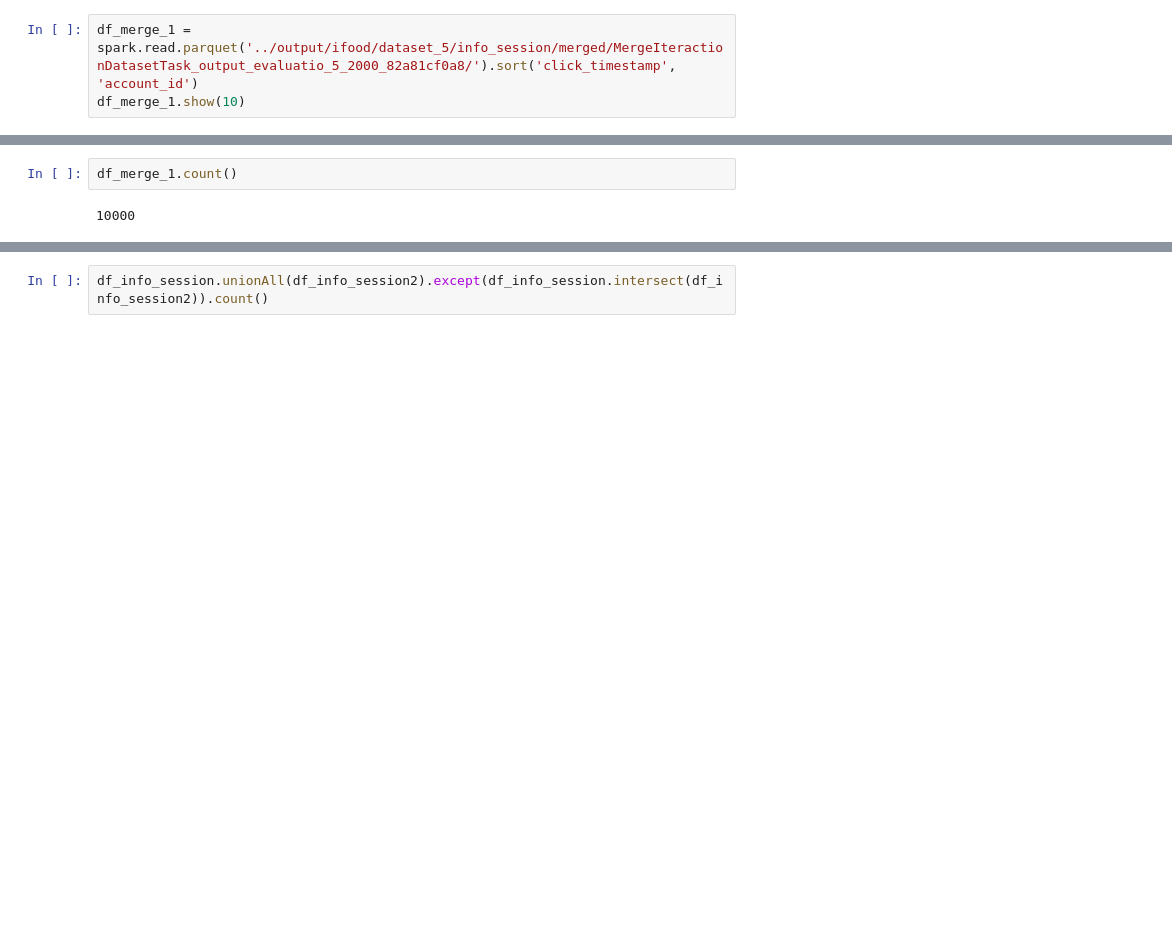
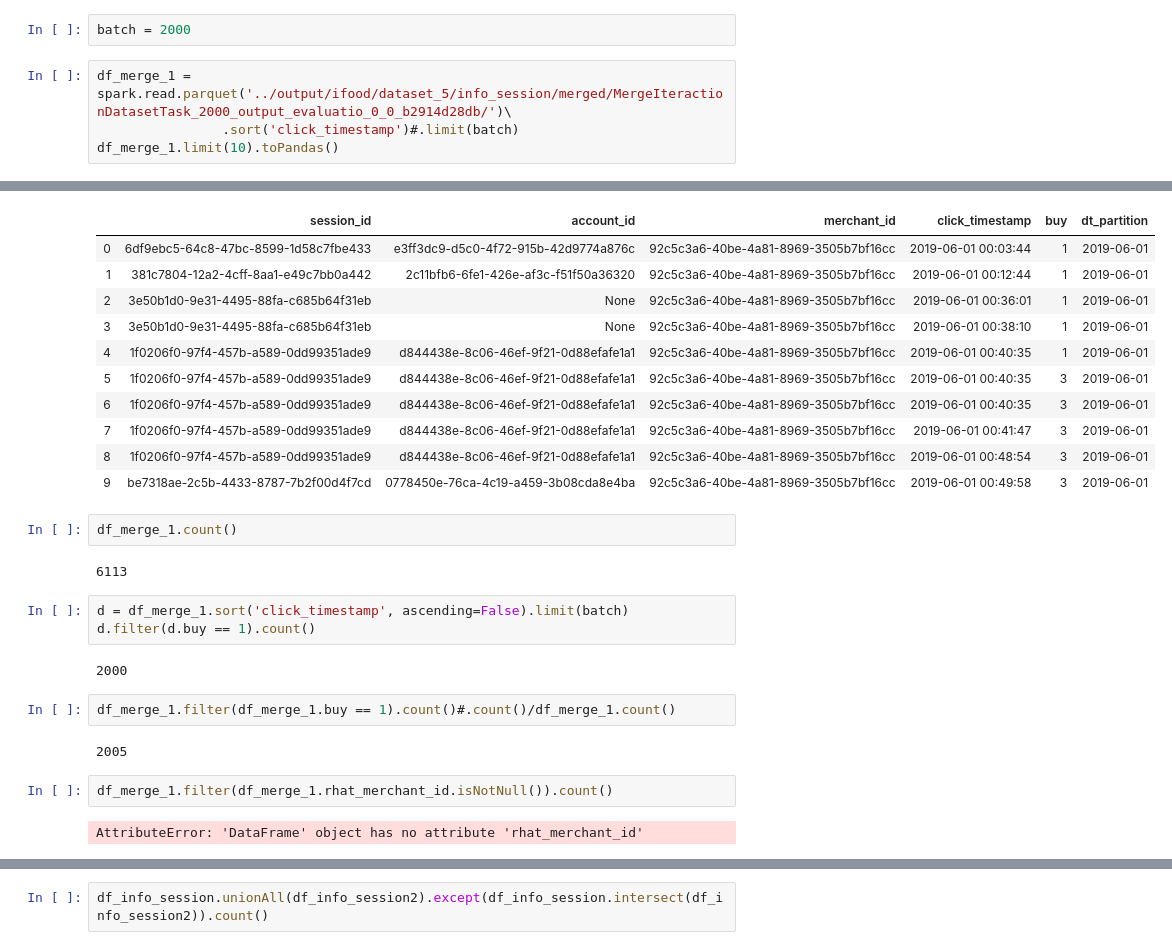
Before and after one commit to deeplearningbrasil/mars-gym, a Jupyter notebook: notebooks/Valid info_session join.ipynb, the cells around one changed output, grey strips where cells are left out. Drawn from its saved outputs; the diff is of its cells as text; blank space fills up the shorter version.

Commit message:
fix iteraction evaluation

```diff
--- a/notebooks/Valid info_session join.ipynb
+++ b/notebooks/Valid info_session join.ipynb
@@ -36,4 +53,7 @@ df_ground_truth.na.drop().count()
+# %%
+batch = 2000
 # %%
-df_merge_1 = spark.read.parquet('../output/ifood/dataset_5/info_session/merged/MergeIteractionDatasetTask_output_evaluatio_5_2000_82a81cf0a8/').sort('click_timestamp', 'account_id')
-df_merge_1.show(10)
+df_merge_1 = spark.read.parquet('../output/ifood/dataset_5/info_session/merged/MergeIteractionDatasetTask_2000_output_evaluatio_0_0_b2914d28db/')\
+                .sort('click_timestamp')#.limit(batch)
+df_merge_1.limit(10).toPandas()
 # %% [output]
@@ -55,4 +60,28 @@ only showing top 10 rows
+|  | session_id | account_id | merchant_id | click_timestamp | buy | dt_partition |
+| 0 | 6df9ebc5-64c8-47bc-8599-1d58c7fbe433 | e3ff3dc9-d5c0-4f72-915b-42d9774a876c | 92c5c3a6-40be-4a81-8969-3505b7bf16cc | 2019-06-01 00:03:44 | 1 | 2019-06-01 |
+| 1 | 381c7804-12a2-4cff-8aa1-e49c7bb0a442 | 2c11bfb6-6fe1-426e-af3c-f51f50a36320 | 92c5c3a6-40be-4a81-8969-3505b7bf16cc | 2019-06-01 00:12:44 | 1 | 2019-06-01 |
+| 2 | 3e50b1d0-9e31-4495-88fa-c685b64f31eb | None | 92c5c3a6-40be-4a81-8969-3505b7bf16cc | 2019-06-01 00:36:01 | 1 | 2019-06-01 |
+| 3 | 3e50b1d0-9e31-4495-88fa-c685b64f31eb | None | 92c5c3a6-40be-4a81-8969-3505b7bf16cc | 2019-06-01 00:38:10 | 1 | 2019-06-01 |
+| 4 | 1f0206f0-97f4-457b-a589-0dd99351ade9 | d844438e-8c06-46ef-9f21-0d88efafe1a1 | 92c5c3a6-40be-4a81-8969-3505b7bf16cc | 2019-06-01 00:40:35 | 1 | 2019-06-01 |
+| 5 | 1f0206f0-97f4-457b-a589-0dd99351ade9 | d844438e-8c06-46ef-9f21-0d88efafe1a1 | 92c5c3a6-40be-4a81-8969-3505b7bf16cc | 2019-06-01 00:40:35 | 3 | 2019-06-01 |
+| 6 | 1f0206f0-97f4-457b-a589-0dd99351ade9 | d844438e-8c06-46ef-9f21-0d88efafe1a1 | 92c5c3a6-40be-4a81-8969-3505b7bf16cc | 2019-06-01 00:40:35 | 3 | 2019-06-01 |
+| 7 | 1f0206f0-97f4-457b-a589-0dd99351ade9 | d844438e-8c06-46ef-9f21-0d88efafe1a1 | 92c5c3a6-40be-4a81-8969-3505b7bf16cc | 2019-06-01 00:41:47 | 3 | 2019-06-01 |
+| 8 | 1f0206f0-97f4-457b-a589-0dd99351ade9 | d844438e-8c06-46ef-9f21-0d88efafe1a1 | 92c5c3a6-40be-4a81-8969-3505b7bf16cc | 2019-06-01 00:48:54 | 3 | 2019-06-01 |
+| 9 | be7318ae-2c5b-4433-8787-7b2f00d4f7cd | 0778450e-76ca-4c19-a459-3b08cda8e4ba | 92c5c3a6-40be-4a81-8969-3505b7bf16cc | 2019-06-01 00:49:58 | 3 | 2019-06-01 |
 # %%
 df_merge_1.count()
 # %% [output]
-10000
+6113
+# %%
+d = df_merge_1.sort('click_timestamp', ascending=False).limit(batch)
+d.filter(d.buy == 1).count()
+# %% [output]
+2000
+# %%
+df_merge_1.filter(df_merge_1.buy == 1).count()#.count()/df_merge_1.count()
+# %% [output]
+2005
+# %%
+df_merge_1.filter(df_merge_1.rhat_merchant_id.isNotNull()).count()
+# %% [output]
+AttributeError: 'DataFrame' object has no attribute 'rhat_merchant_id'
```
Also changed, not shown: parts of 21 cells of this notebook, 10 other files.
